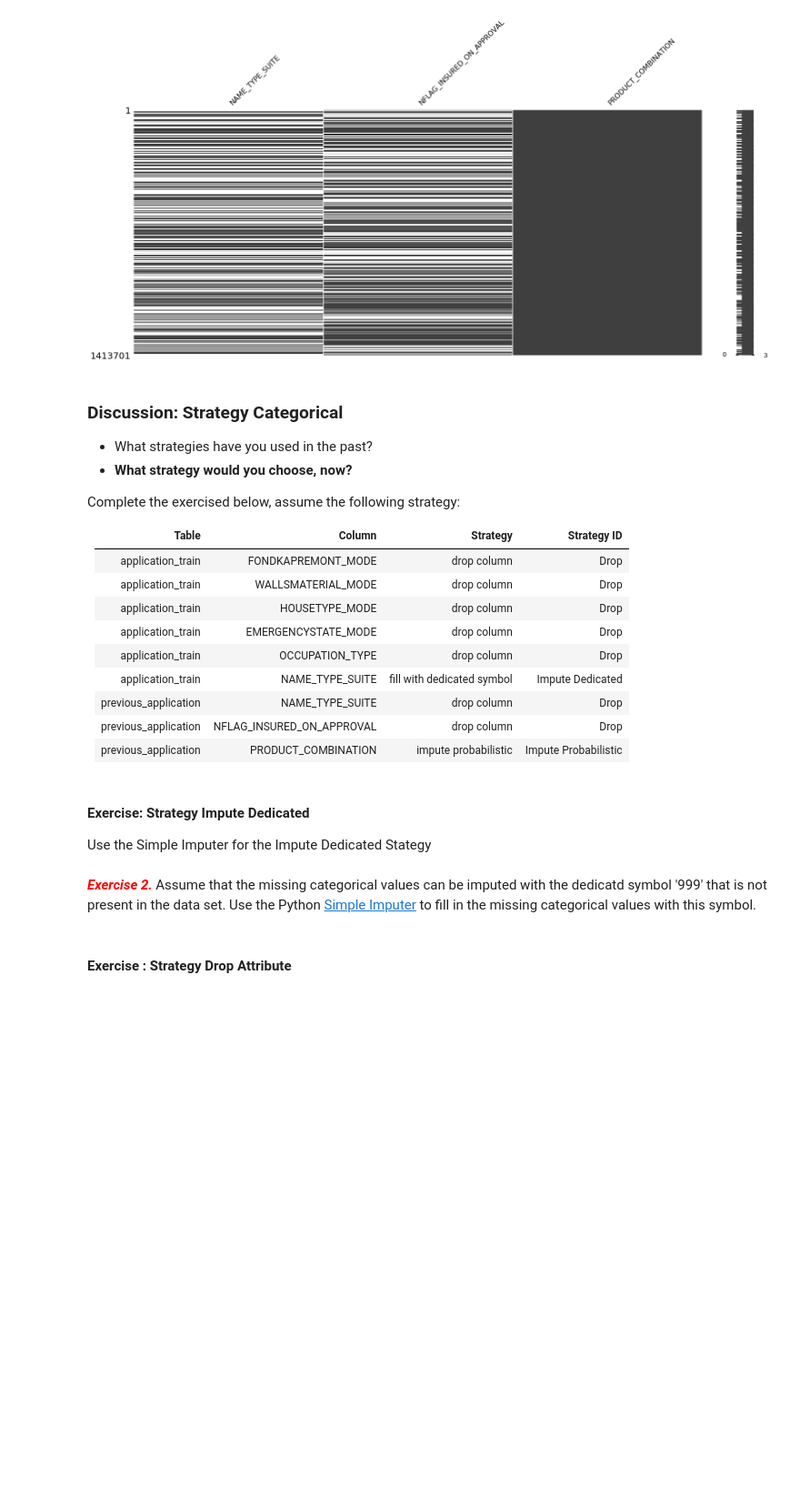
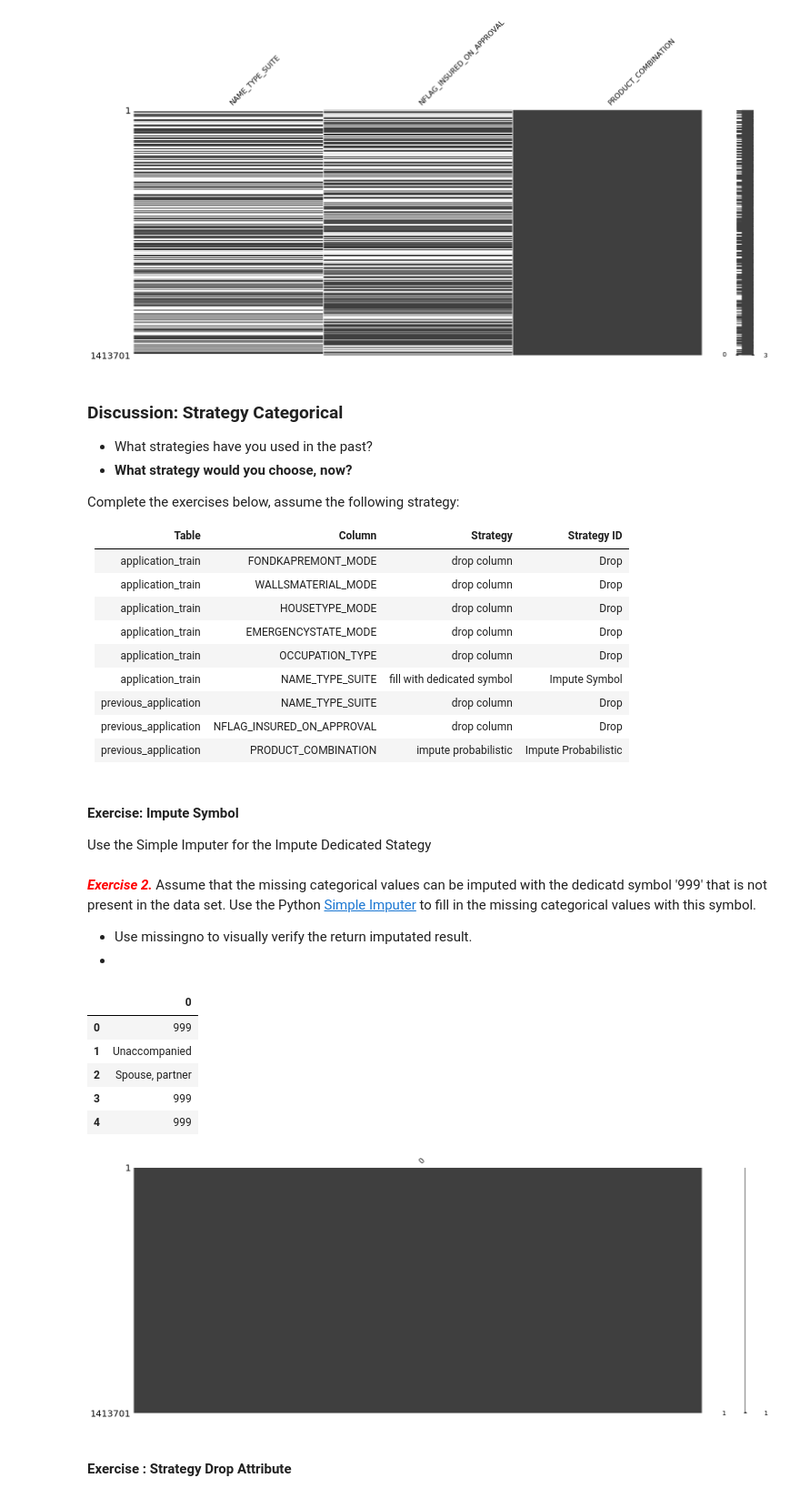
Before and after one commit to chalendony/data-prep-visualization, a Jupyter notebook: Data Preparation and Visualization.ipynb, the cells around one changed output. Shown at 91% size. Cells and saved outputs as stored; diff of their text form; code cells hidden in the pictures; blank space fills up the shorter version.

Commit message:
strategy defined categorical

```diff
--- a/Data Preparation and Visualization.ipynb
+++ b/Data Preparation and Visualization.ipynb
@@ -385,7 +385,7 @@ msno.matrix(df)
 * What strategies have you used in the past?
 * __What strategy would you choose, now?__
 
-Complete the exercised below, assume the following strategy:
+Complete the exercises below, assume the following strategy:
 
 |Table|Column|Strategy|Strategy ID
 |:-----|:-----|:-----|:-----|
@@ -394,13 +394,15 @@ Complete the exercised below, assume the following strategy:
 |application_train|HOUSETYPE_MODE| drop column | Drop
 |application_train|EMERGENCYSTATE_MODE|drop column|Drop
 |application_train|OCCUPATION_TYPE| drop column | Drop
-|application_train|NAME_TYPE_SUITE| fill with dedicated symbol |Impute Dedicated
+|application_train|NAME_TYPE_SUITE| fill with dedicated symbol |Impute Symbol
 |previous_application|NAME_TYPE_SUITE|drop column  | Drop
 |previous_application|NFLAG_INSURED_ON_APPROVAL| drop column | Drop
 |previous_application|PRODUCT_COMBINATION| impute probabilistic | Impute Probabilistic
 # %% [markdown]
-#### Exercise: Strategy Impute Dedicated
+#### Exercise:  Impute Symbol
 
 Use the Simple Imputer for the Impute Dedicated Stategy
 # %% [markdown]
 ___<font color=red> Exercise 2.</font>___ Assume that the missing categorical values can be imputed with the dedicatd symbol '999' that is not present in the data set. Use the Python [Simple Imputer](https://scikit-learn.org/stable/modules/generated/sklearn.impute.SimpleImputer.html#sklearn.impute.SimpleImputer.transform) to fill in the missing categorical values with this symbol.
+* Use missingno to visually verify the return imputated result.
+*
@@ -412,3 +409,22 @@ imputed_cat = cat_imputer.transform(df[categorical_features])
+# %%
+cat_fillin = '999'
+table = 'previous_application'
+col = 'NAME_TYPE_SUITE'
+cat_imputer = SimpleImputer(strategy="constant", fill_value=cat_fillin, verbose= True)
+cat_imputer.fit(frames[table].loc[:,[col]])
+# imputer returns the new column values as a numpy.ndarray  dtype=object
+imputed_cat = cat_imputer.transform(frames[table].loc[:,[col]])
+msno.matrix(pd.DataFrame(imputed_cat))
+pd.DataFrame(imputed_cat).head()
+#print('Has NANs :{}'.format(pd.DataFrame(imputed_cat).isnull().any()))
+# %% [output]
+|  | 0 |
+| 0 | 999 |
+| 1 | Unaccompanied |
+| 2 | Spouse, partner |
+| 3 | 999 |
+| 4 | 999 |
+[figure, added]
 # %% [markdown]
 #### Exercise : Strategy Drop Attribute
 # %% [markdown]
```
Also changed, not shown: parts of 2 cells of this notebook.
